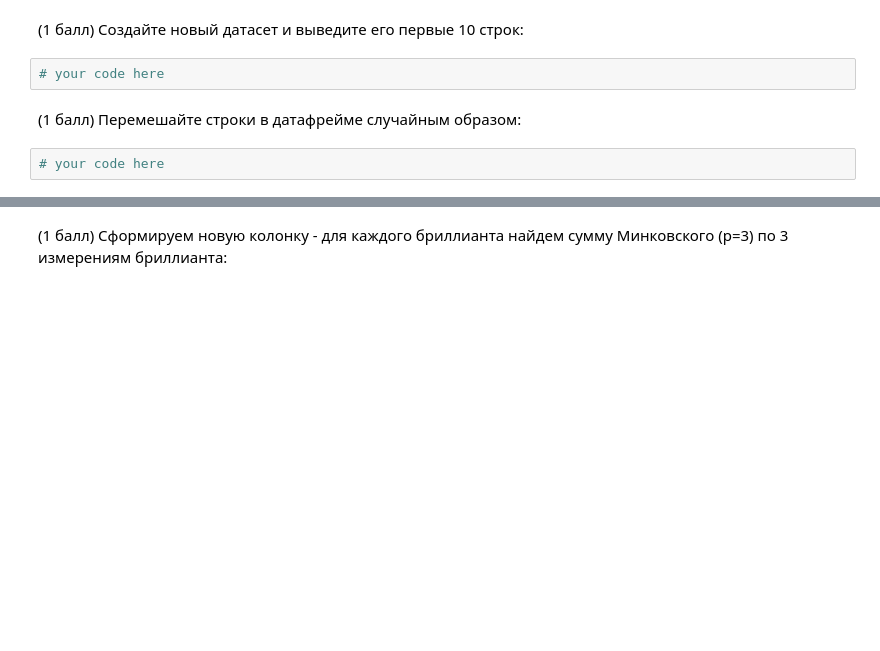
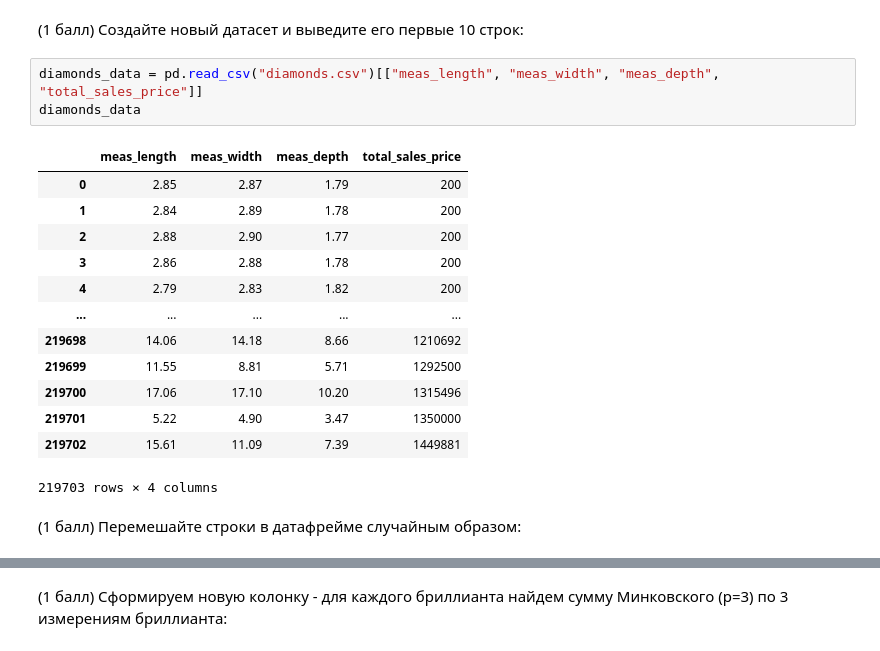
Before and after one commit to DavydenkoGr/Lab-Work, a Jupyter notebook: lab_work.ipynb, the cells around one changed output, grey strips where cells are left out. Saved outputs shown, nothing was run; the diff lists cells and outputs as text; blank space fills up the shorter version.

```diff
--- a/lab_work.ipynb
+++ b/lab_work.ipynb
@@ -446,9 +446,22 @@ diagram
 От остальных столбцов можно избавиться.
 # %% [markdown]
 (1 балл) Создайте новый датасет и выведите его первые 10 строк:
-# %%
-# your code here
+# %%
+diamonds_data = pd.read_csv("diamonds.csv")[["meas_length", "meas_width", "meas_depth", "total_sales_price"]]
+diamonds_data
+# %% [output]
+|  | meas_length | meas_width | meas_depth | total_sales_price |
+| 0 | 2.85 | 2.87 | 1.79 | 200 |
+| 1 | 2.84 | 2.89 | 1.78 | 200 |
+| 2 | 2.88 | 2.90 | 1.77 | 200 |
+| 3 | 2.86 | 2.88 | 1.78 | 200 |
+| 4 | 2.79 | 2.83 | 1.82 | 200 |
+| ... | ... | ... | ... | ... |
+| 219698 | 14.06 | 14.18 | 8.66 | 1210692 |
+| 219699 | 11.55 | 8.81 | 5.71 | 1292500 |
+| 219700 | 17.06 | 17.10 | 10.20 | 1315496 |
+| 219701 | 5.22 | 4.90 | 3.47 | 1350000 |
+| 219702 | 15.61 | 11.09 | 7.39 | 1449881 |
+219703 rows × 4 columns
 # %% [markdown]
 (1 балл) Перемешайте строки в датафрейме случайным образом:
-# %%
-# your code here
```
Also changed, not shown: parts of 7 cells of this notebook.
